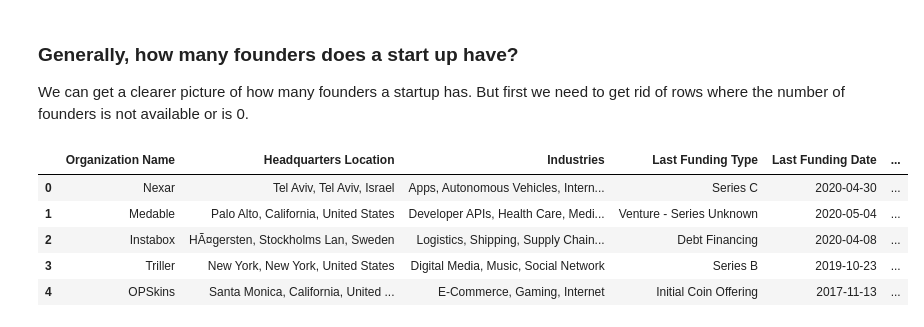
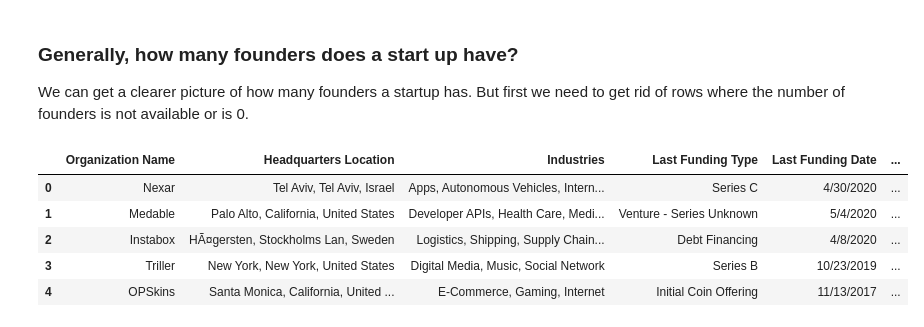
Before and after one commit to Smalik182/Venture_Capital_StartUp_Analysis, a Jupyter notebook: Untitled.ipynb, the cells around one changed output. Drawn from its saved outputs; the diff is of its cells as text; code cells hidden in the pictures.

```diff
--- a/Untitled.ipynb
+++ b/Untitled.ipynb
@@ -36,8 +37,12 @@ We can also remove all the column with data that is not in USD, since there are
 vc_data = vc_data.drop(['Organization Name URL', 'Acquired by URL','Twitter','Facebook','LinkedIn',
                        'Total Funding Amount', 'Total Funding Amount Currency',
                        'Acquisition Price', 'Price Currency', 'Unnamed: 20',
-                       'Last Funding Amount Currency'], axis = 1)
+                       'Last Funding Amount Currency'], axis = 1)# Note regex = True necessary
+clean_data = vc_data.replace({'Nov-50': np.nan, '10-Jan': np.nan, '\$' : '', '\n' : ''}, regex = True)
+
+
 vc_data.head(2)
+clean_data.head(200)
 # %% [output]
 |  | Organization Name | Headquarters Location | Industries | Last Funding Type | Last Funding Date | ... |
 | 0 | Nexar | Tel Aviv, Tel Aviv, Israel | Apps, Autonomous Vehicles, Intern... | Series C | 4/30/2020 | ... |
@@ -96,7 +115,3 @@ memory usage: 3.4+ MB
 
 We can see an error in the dataset where in some rows the Number of Employees is 'Nov-50' or '10-Jan'.
 Lets also clean up the '$' and any newlines we may have (\n)
-# %%
-clean_data = vc_data.replace({'Nov-50': np.nan, '10-Jan': np.nan, '\$' : '', '\n' : ''})
-
-clean_data.head()
@@ -212,20 +220,20 @@ But first we need to get rid of rows where the number of founders is not availab
 # %%
 # First we can replace all values that were empty win NaN using np.nan
 clean_data['Number of Founders'].replace('', np.nan, inplace=True)
 # Then we drop all values in the specified column using .dropna()
-clean_num_founders = cleaned_data.dropna(subset=['Number of Founders'])
+clean_num_founders = clean_data.dropna(subset=['Number of Founders'])
 
 # Now we can address where the Number of Founders = 0
 final_num_founders = clean_num_founders[clean_num_founders['Number of Founders'] != 0]
 
 final_num_founders.head(5)
 # %% [output]
 |  | Organization Name | Headquarters Location | Industries | Last Funding Type | Last Funding Date | ... |
-| 0 | Nexar | Tel Aviv, Tel Aviv, Israel | Apps, Autonomous Vehicles, Intern... | Series C | 2020-04-30 | ... |
-| 1 | Medable | Palo Alto, California, United States | Developer APIs, Health Care, Medi... | Venture - Series Unknown | 2020-05-04 | ... |
-| 2 | Instabox | HÃ¤gersten, Stockholms Lan, Sweden | Logistics, Shipping, Supply Chain... | Debt Financing | 2020-04-08 | ... |
-| 3 | Triller | New York, New York, United States | Digital Media, Music, Social Network | Series B | 2019-10-23 | ... |
-| 4 | OPSkins | Santa Monica, California, United ... | E-Commerce, Gaming, Internet | Initial Coin Offering | 2017-11-13 | ... |
+| 0 | Nexar | Tel Aviv, Tel Aviv, Israel | Apps, Autonomous Vehicles, Intern... | Series C | 4/30/2020 | ... |
+| 1 | Medable | Palo Alto, California, United States | Developer APIs, Health Care, Medi... | Venture - Series Unknown | 5/4/2020 | ... |
+| 2 | Instabox | HÃ¤gersten, Stockholms Lan, Sweden | Logistics, Shipping, Supply Chain... | Debt Financing | 4/8/2020 | ... |
+| 3 | Triller | New York, New York, United States | Digital Media, Music, Social Network | Series B | 10/23/2019 | ... |
+| 4 | OPSkins | Santa Monica, California, United ... | E-Commerce, Gaming, Internet | Initial Coin Offering | 11/13/2017 | ... |
 # %%
 plt.style.use('fivethirtyeight')
 num_of_founders = final_num_founders['Number of Founders'].value_counts()
```
Also changed, not shown: parts of 21 cells of this notebook.
